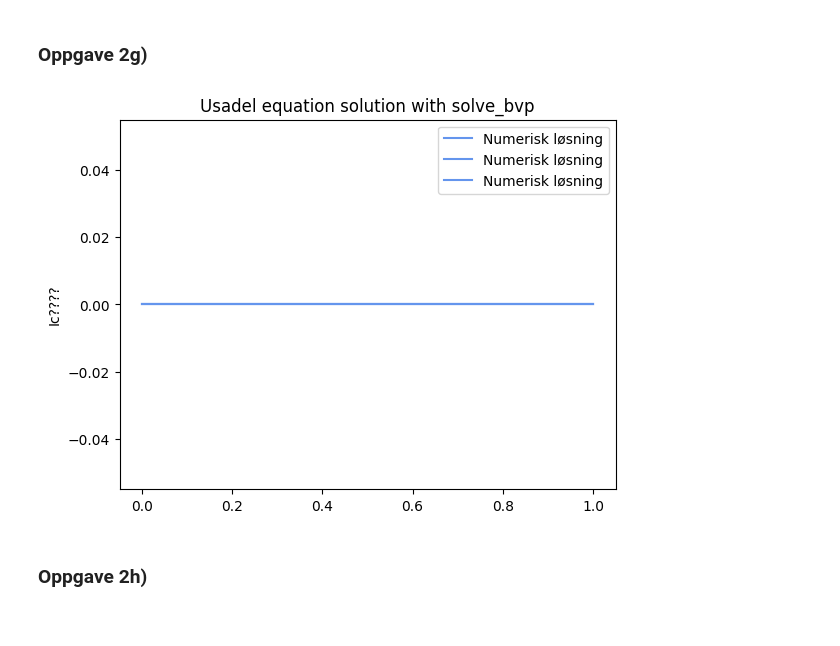
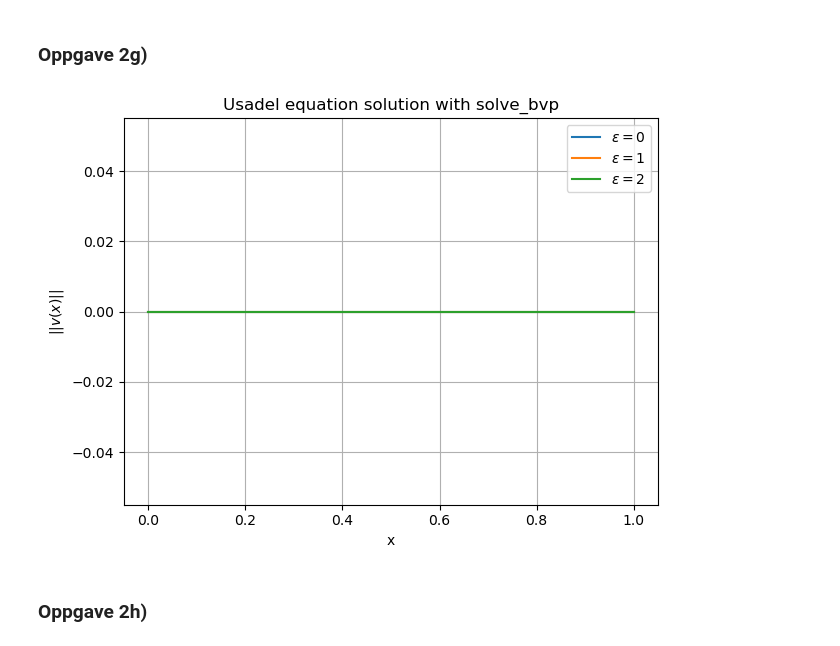
Before and after one commit to cfure3-svg/prosjekt3, a Jupyter notebook: prosjekt3_riktig.ipynb, the cells around one changed output. Cells and saved outputs as stored; diff of their text form; code cells hidden in the pictures.

```diff
--- a/prosjekt3_riktig.ipynb
+++ b/prosjekt3_riktig.ipynb
@@ -503,8 +503,9 @@ def differantiate_vector(vector, e):
 
     gamma, gamma_tilde, omega, omega_tilde = vector_to_matrices(vector)
 
-    N_tilde = np.linalg.inv((np.identity(2)- gamma_tilde@gamma))
-    N = np.linalg.inv((np.identity(2)- gamma@gamma_tilde))
+    I2 = np.eye(2, dtype=complex)
+    N_tilde = np.linalg.solve(I2 - gamma_tilde @ gamma, I2)
+    N = np.linalg.solve(I2 - gamma @ gamma_tilde, I2)
 
     d_dx_gamma = omega
     d_dx_gamma_tilde = omega_tilde
@@ -561,22 +562,25 @@ def lhs (v_left, v_right, l, e):
 # %%
 m = 101
 l = 1
 epsilon = [0, 1, 2]
 y = np.zeros((32, m))
 x = np.linspace(0, l, m)
 
 
 for e in epsilon:
    sol = solve_bvp(lambda x, y: function_to_solve(x_vector= x, vec_matrix= y, e = e), lambda x, y: lhs(v_left = x, v_right = y, l= l, e=e), x, y)
    y_plot = sol.sol(x)[0]
-   plt.plot(x, y_plot, label = 'Numerisk løsning', color = 'cornflowerblue')
+   plt.plot(x, y_plot, label=fr"$\varepsilon = {e}$")
 
 plt.title("Usadel equation solution with solve_bvp")
-plt.ylabel("Ic????")
+plt.xlabel("x")
+plt.ylabel(r"$||v(x)||$")
+plt.grid(True)
 plt.legend()
+plt.tight_layout()
 plt.show()
 # %% [output]
-[figure, old version]
+[figure, new version]
 # %% [markdown]
 ### Oppgave 2h)
 # %%
```
Also changed, not shown: parts of 9 cells of this notebook.
